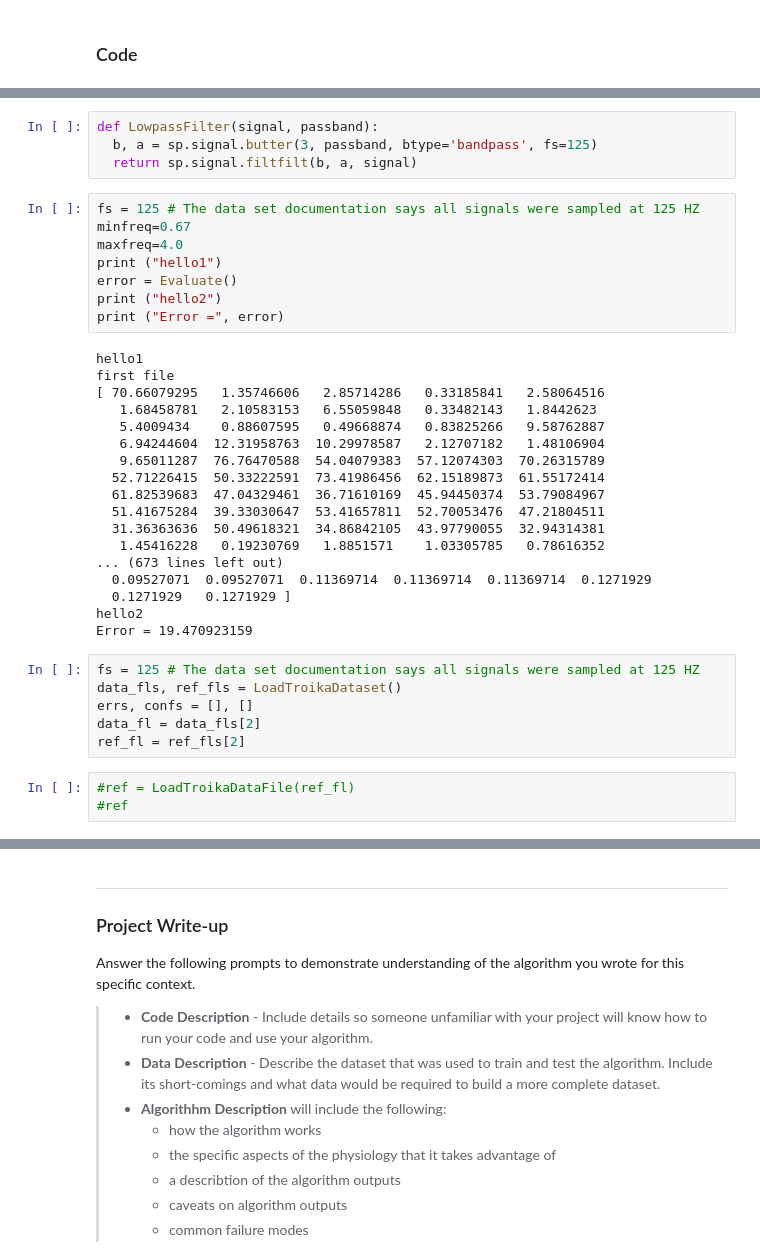
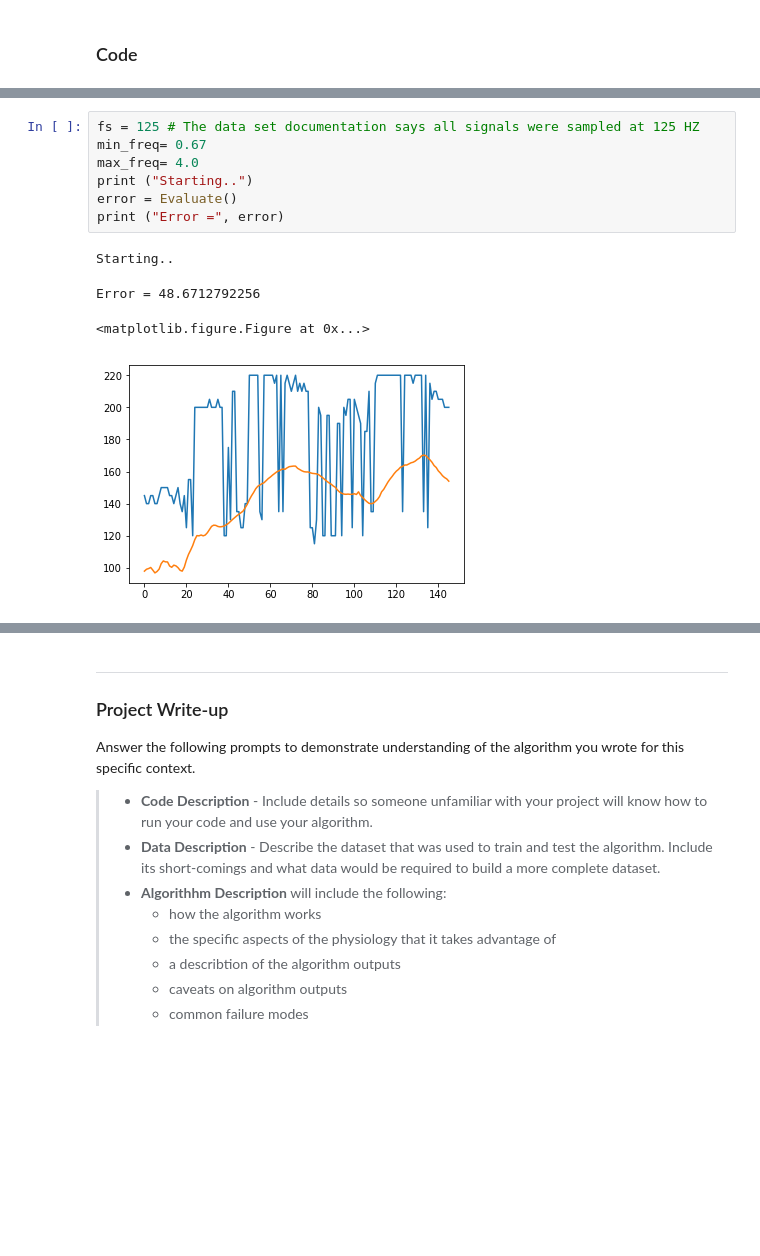
Before and after one commit to ricefields/UdaProject4, a Jupyter notebook: pulse_rate_starter.ipynb, the cells around one changed output, grey strips where cells are left out. Cells and saved outputs as stored; diff of their text form; blank space fills up the shorter version.

```diff
--- a/pulse_rate_starter.ipynb
+++ b/pulse_rate_starter.ipynb
@@ -257,39 +281,12 @@ def cal_spectogram(signal):
-# %%
-def LowpassFilter(signal, passband):
-  b, a = sp.signal.butter(3, passband, btype='bandpass', fs=125)
-  return sp.signal.filtfilt(b, a, signal)
 # %%
 fs = 125 # The data set documentation says all signals were sampled at 125 HZ
-minfreq=0.67
-maxfreq=4.0
-print ("hello1")
+min_freq= 0.67
+max_freq= 4.0
+print ("Starting..")
 error = Evaluate()
-print ("hello2")
 print ("Error =", error)
 # %% [output]
-hello1
-first file
-[ 70.66079295   1.35746606   2.85714286   0.33185841   2.58064516
-   1.68458781   2.10583153   6.55059848   0.33482143   1.8442623
-   5.4009434    0.88607595   0.49668874   0.83825266   9.58762887
-   6.94244604  12.31958763  10.29978587   2.12707182   1.48106904
-   9.65011287  76.76470588  54.04079383  57.12074303  70.26315789
-  52.71226415  50.33222591  73.41986456  62.15189873  61.55172414
-  61.82539683  47.04329461  36.71610169  45.94450374  53.79084967
-  51.41675284  39.33030647  53.41657811  52.70053476  47.21804511
-  31.36363636  50.49618321  34.86842105  43.97790055  32.94314381
-   1.45416228   0.19230769   1.8851571    1.03305785   0.78616352
-... (673 lines left out)
-  0.09527071  0.09527071  0.11369714  0.11369714  0.11369714  0.1271929
-  0.1271929   0.1271929 ]
-hello2
-Error = 19.470923159
+Starting..
+Error = 48.6712792256
+<matplotlib.figure.Figure at 0x...>
+[figure, added]
-# %%
-fs = 125 # The data set documentation says all signals were sampled at 125 HZ
-data_fls, ref_fls = LoadTroikaDataset()
-errs, confs = [], []
-data_fl = data_fls[2]
-ref_fl = ref_fls[2]
-# %%
-#ref = LoadTroikaDataFile(ref_fl)
-#ref
```
Also changed, not shown: parts of 36 cells of this notebook.
